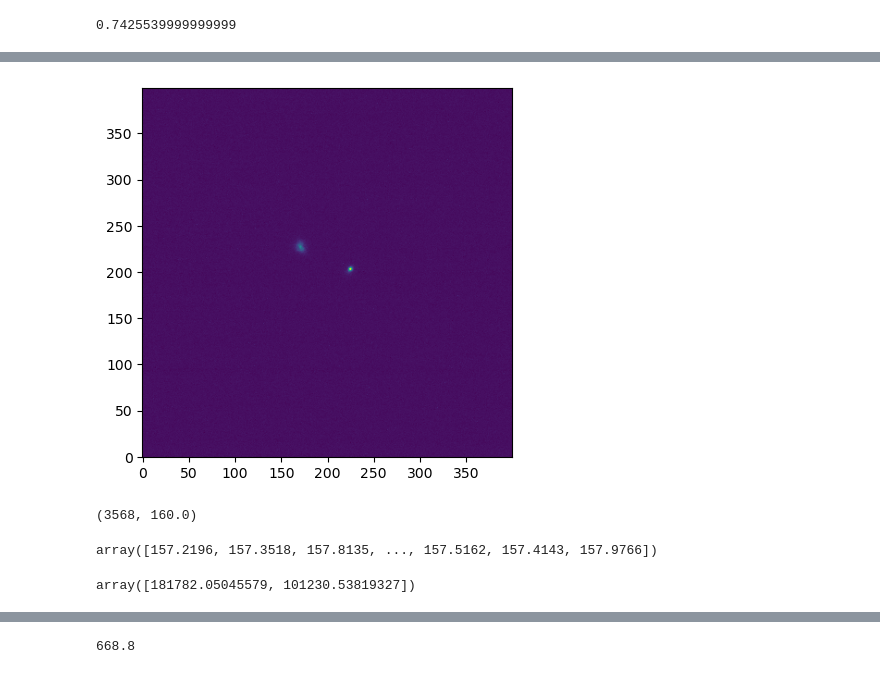
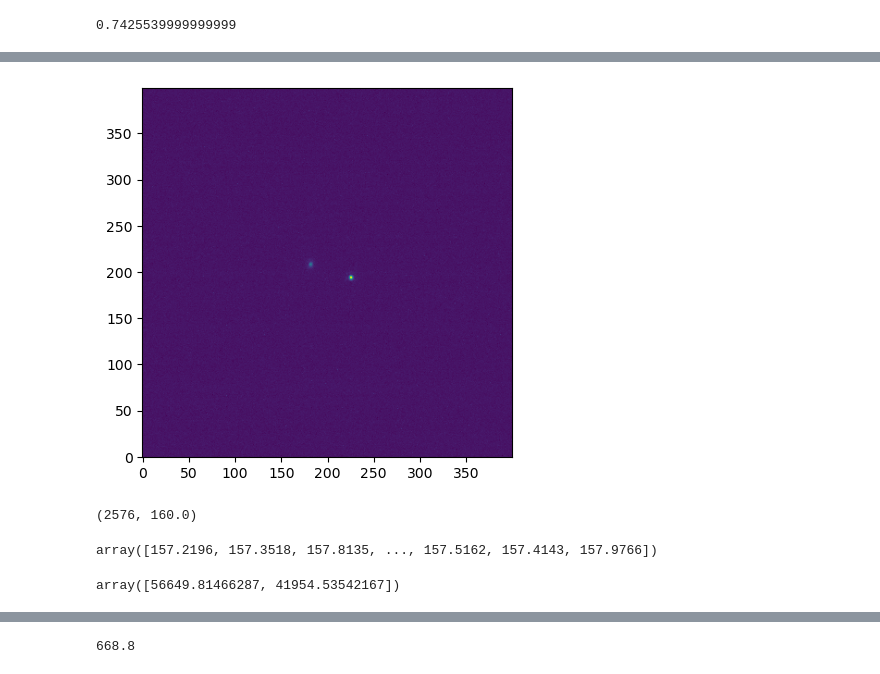
Before and after one commit to tepickering/ser_utils, a Jupyter notebook: notebooks/dimm_dev.ipynb, the cells around one changed output, grey strips where cells are left out. Drawn from its saved outputs; the diff is of its cells as text; code cells hidden in the pictures.

```diff
--- a/notebooks/dimm_dev.ipynb
+++ b/notebooks/dimm_dev.ipynb
@@ -132,13 +132,13 @@ d['data'].shape
 # %%
 fig, ax = plt.subplots()
-idx = 2250
+idx = 50
 #ax.imshow(np.mean(d["data"][1005:1006], axis=0), origin="lower")
 ax.imshow(d["data"][idx], origin="lower")
 plt.show()
 d["data"][idx].max(), np.median(d["data"][idx])
 # %% [output]
-[figure, old version]
+[figure, new version]
-(3568, 160.0)
+(2576, 160.0)
 # %%
 np.mean(d["data"], axis=(1,2))
 # %% [output]
@@ -147,10 +147,10 @@ array([157.2196, 157.3518, 157.8135, ..., 157.5162, 157.4143, 157.9766])
 ap_im = np.mean(d["data"][:10], axis=0)
 aps = find_apertures(ap_im, fwhm=9)
 ap_stats = ApertureStats(ap_im, aps[0])
-#np.mean(ap_stats.centroid, axis=0), (ap_stats.max.max() > 16000),
+np.mean(ap_stats.centroid, axis=0), (ap_stats.max.max() > 16000),
 ap_stats.sum
 # %% [output]
-array([181782.05045579, 101230.53819327])
+array([56649.81466287, 41954.53542167])
 # %%
 ave_im = np.mean(d['data'][:10], axis=0)
 aps = find_apertures(ave_im, brightest=2)
```
Also changed, not shown: parts of 4 cells of this notebook, 1 other file.
